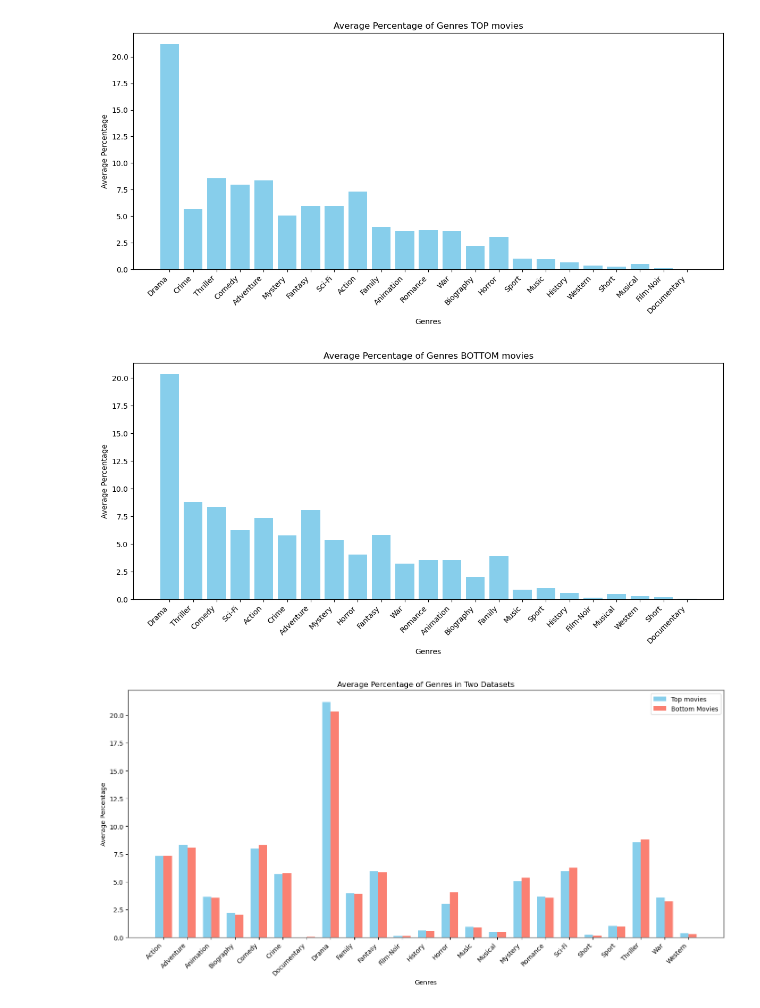
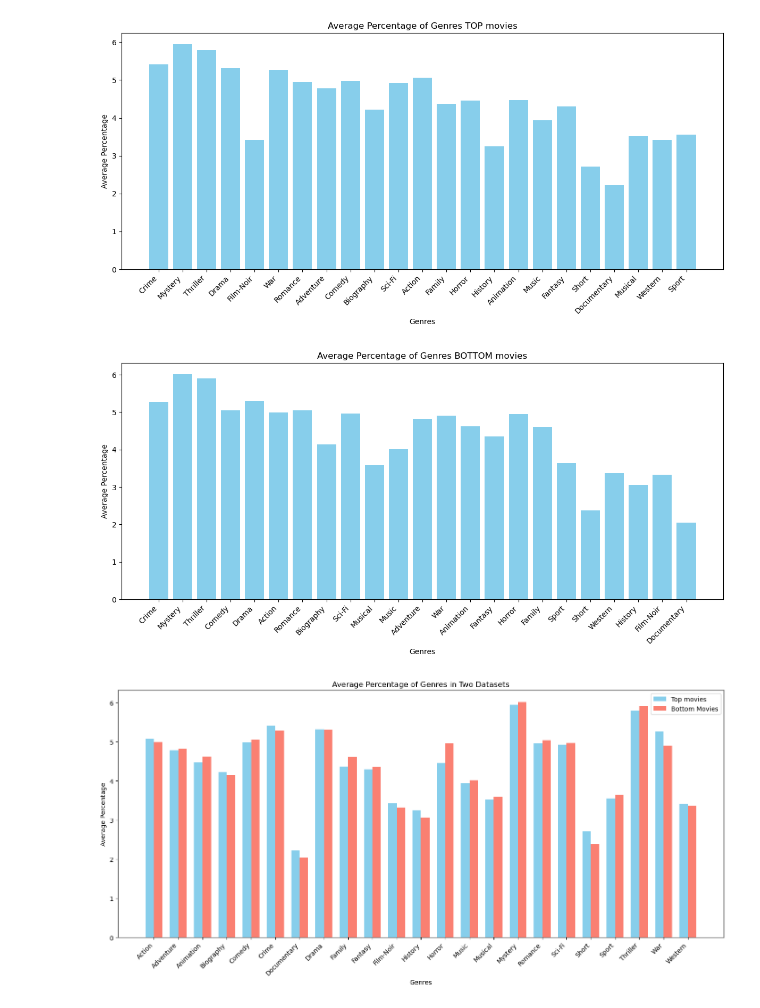
Before and after one commit to nereaSuacab/socialGraphs_fall24, a Jupyter notebook: FinalProject/genre_plots.ipynb, the cells around one changed output. Cells and saved outputs as stored; diff of their text form; code cells hidden in the pictures.

```diff
--- a/FinalProject/genre_plots.ipynb
+++ b/FinalProject/genre_plots.ipynb
@@ -3,7 +3,7 @@ import pandas as pd
 import matplotlib.pyplot as plt
 
 # Load the data from the CSV file
-file_path = 'C:/Users/nerea/Documents/MasterDTU/SocialGraphs_fall24/Projects/socialGraphs_fall24/FinalProject/movie_genre_percentages_top_prueba.csv'  # Replace with the actual file path
+file_path = 'movie_genre_tfIDF_top_prueba.csv'  # Replace with the actual file path
 df = pd.read_csv(file_path)
 
 # Function to parse the 'All Genres' column into a dictionary
@@ -38,13 +38,13 @@ plt.ylabel('Average Percentage')
 plt.tight_layout()
 plt.show()
 # %% [output]
-[figure, old version]
+[figure, new version]
 # %%
 import pandas as pd
 import matplotlib.pyplot as plt
 
 # Load the data from the CSV file
-file_path = 'C:/Users/nerea/Documents/MasterDTU/SocialGraphs_fall24/Projects/socialGraphs_fall24/FinalProject/movie_genre_percentages_bottom_prueba.csv'  # Replace with the actual file path
+file_path = 'movie_genre_tfIDF_bottom_prueba.csv'  # Replace with the actual file path
 df = pd.read_csv(file_path)
 
 # Function to parse the 'All Genres' column into a dictionary
@@ -79,7 +79,7 @@ plt.ylabel('Average Percentage')
 plt.tight_layout()
 plt.show()
 # %% [output]
-[figure, old version]
+[figure, new version]
 # %%
 import pandas as pd
 import matplotlib.pyplot as plt
@@ -96,12 +96,12 @@ def parse_all_genres(row):
     return genre_dict
 
 # Load and process the first CSV file
-file1 = 'C:/Users/nerea/Documents/MasterDTU/SocialGraphs_fall24/Projects/socialGraphs_fall24/FinalProject/movie_genre_percentages_top_prueba.csv'  # Replace with your first file path
+file1 = 'movie_genre_tfIDF_top_prueba.csv'  # Replace with your first file path
 df1 = pd.read_csv(file1)
 df1['Parsed Genres'] = df1['All Genres'].apply(parse_all_genres)
 
 # Load and process the second CSV file
-file2 = 'C:/Users/nerea/Documents/MasterDTU/SocialGraphs_fall24/Projects/socialGraphs_fall24/FinalProject/movie_genre_percentages_bottom_prueba.csv'  # Replace with your second file path
+file2 = 'movie_genre_tfIDF_bottom_prueba.csv'  # Replace with your second file path
 df2 = pd.read_csv(file2)
 df2['Parsed Genres'] = df2['All Genres'].apply(parse_all_genres)
 
@@ -117,31 +117,31 @@ def calculate_avg_genres(df):
 # Calculate averages for both datasets
 avg_genres_1 = calculate_avg_genres(df1)
 avg_genres_2 = calculate_avg_genres(df2)
 
 # Align genres for consistent plotting
 all_genres = sorted(set(avg_genres_1.keys()).union(avg_genres_2.keys()))
 avg_1 = [avg_genres_1.get(genre, 0) for genre in all_genres]
 avg_2 = [avg_genres_2.get(genre, 0) for genre in all_genres]
 
 # Plotting
 x = np.arange(len(all_genres))  # X-axis positions
 width = 0.35  # Width of the bars
 
 plt.figure(figsize=(14, 7))
 
 # Bars for the first dataset
 plt.bar(x - width/2, avg_1, width, label='Top movies', color='skyblue')
 
 # Bars for the second dataset
 plt.bar(x + width/2, avg_2, width, label='Bottom Movies', color='salmon')
 
 # Labels and formatting
 plt.xticks(x, all_genres, rotation=45, ha='right')
 plt.title('Average Percentage of Genres in Two Datasets')
 plt.xlabel('Genres')
 plt.ylabel('Average Percentage')
 plt.legend()
 plt.tight_layout()
 plt.show()
 # %% [output]
-[figure, old version]
+[figure, new version]
```
Also changed, not shown: 7 other files.
